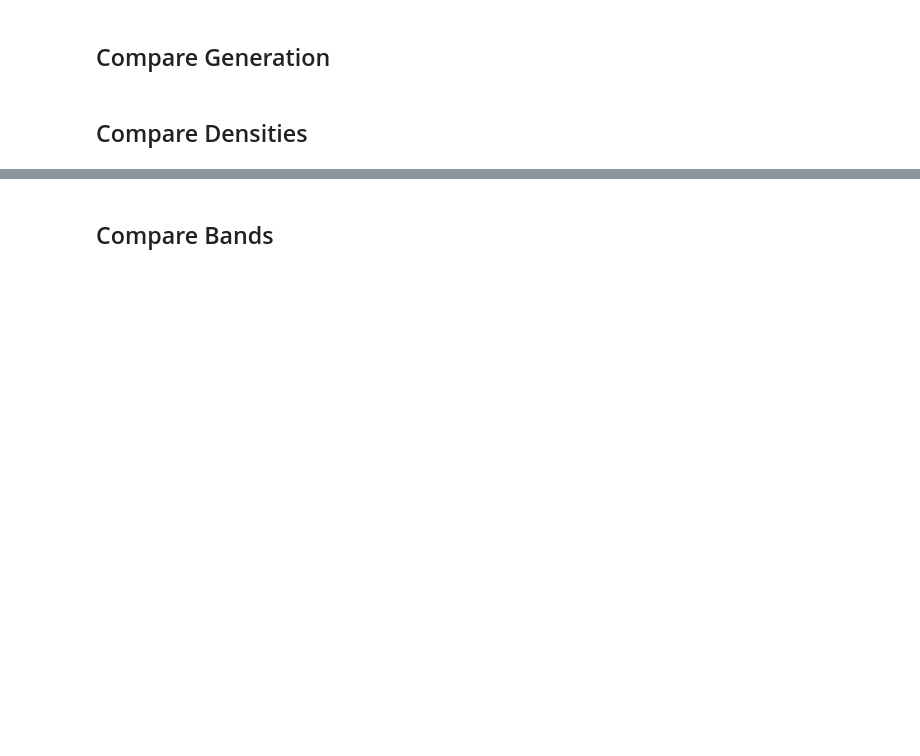
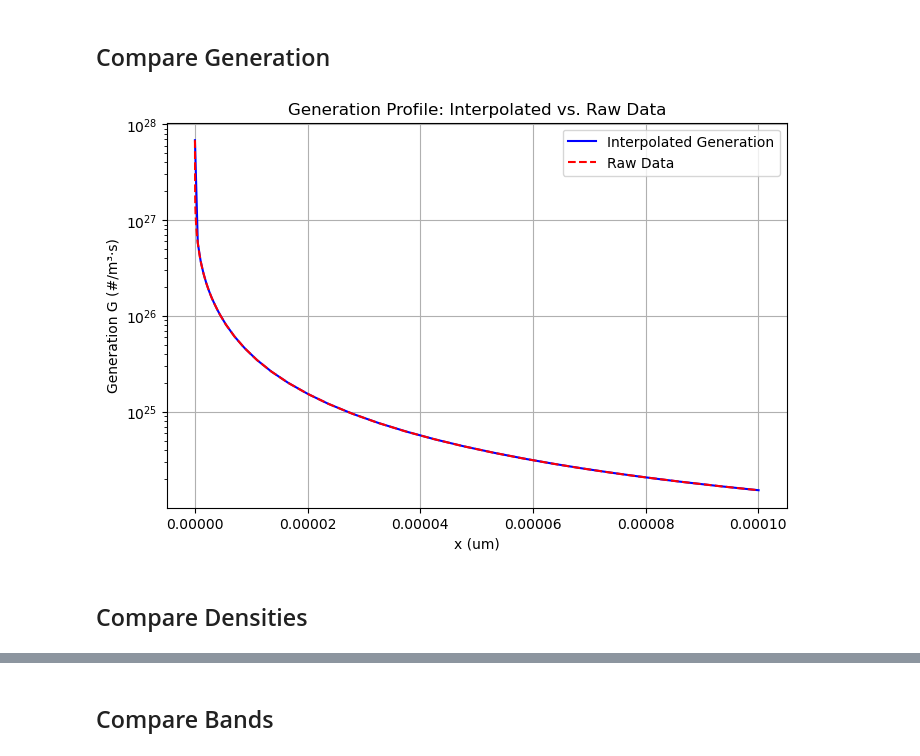
Before and after one commit to OxfordInterfacesLab/TandemFlow, a Jupyter notebook: utils/testing.ipynb, the cells around one changed output, grey strips where cells are left out. Cells and saved outputs as stored; diff of their text form; code cells hidden in the pictures; blank space fills up the shorter version.

Commit message:
Updated TOPCON simulation

```diff
--- a/utils/testing.ipynb
+++ b/utils/testing.ipynb
@@ -23,20 +42,23 @@ Data loaded successfully.
 # %% [markdown]
 ## Compare Generation
 # %%
-using PyPlot
+generation_filename = "../simulation_data/scaps/si-topcon-auto.gen"
+profile_gen = parse_scaps(generation_filename)
 
-# Define a range of x values for smooth interpolation
-x_vals = range(minimum(df_gen[!, "x (um)"]), stop=maximum(df_gen[!, "x (um)"]), length=200)
-G_interp = [generation_from_scaps(generation_filename, x * (μm)) * 1e-6 for x in x_vals]
+gen_rate = generation_from_scaps(profile_gen)
+
+x_vals = range(minimum(profile_gen.x), stop=maximum(profile_gen.x), length=200)
 
 figure(figsize=(8,5))
-plot(x_vals, G_interp, label="Interpolated Generation", color="blue")
-plot(df_gen[!, "x (um)"], df_gen[!, "Geh (#/cm3.s)"], linestyle="--", label="Raw Data", color="red")
+plot(x_vals, gen_rate.(x_vals), label="Interpolated Generation", color="blue")
+plot(profile_gen.x, profile_gen.G, linestyle="--", label="Raw Data", color="red")
 
 yscale("log")
 xlabel("x (um)")
-ylabel("Generation Geh (#/cm³·s)")
+ylabel("Generation G (#/m³·s)")
 title("Generation Profile: Interpolated vs. Raw Data")
 legend()
 grid(true)
 display(gcf())
+# %% [output]
+[figure, added]
@@ -45,5 +65,5 @@ generation_from_scaps(generation_filename, 99.557 * (μm))
-# %% [markdown]
-## Compare Densities
+# %% [markdown]
+## Compare Densities
 # %%
 compare_densities(ct_filename, scaps_filename)
 display(gcf())
```
Also changed, not shown: parts of 10 cells of this notebook, 9 other files.
